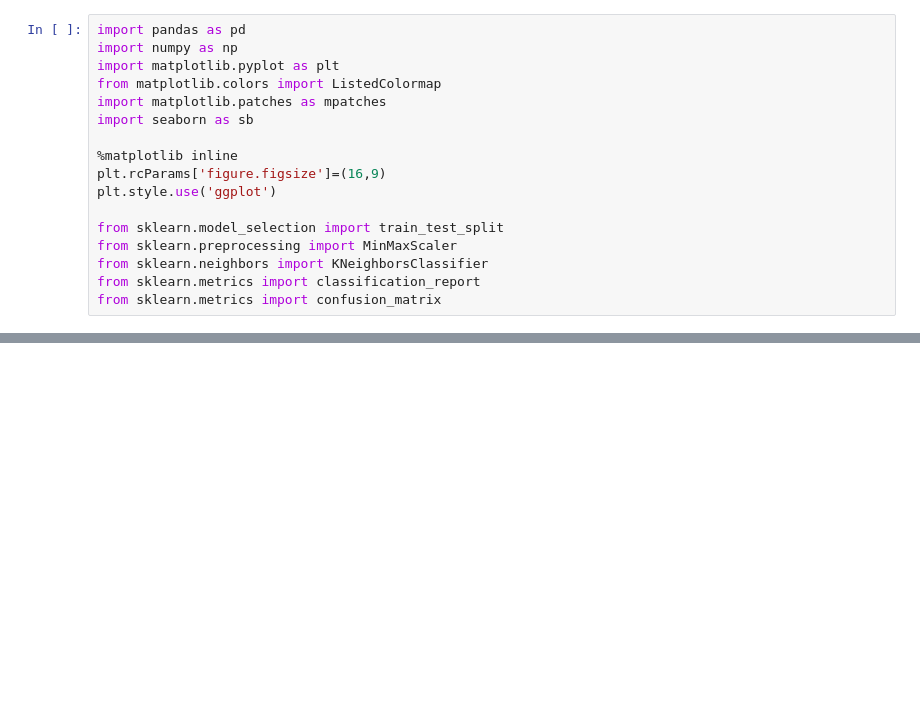
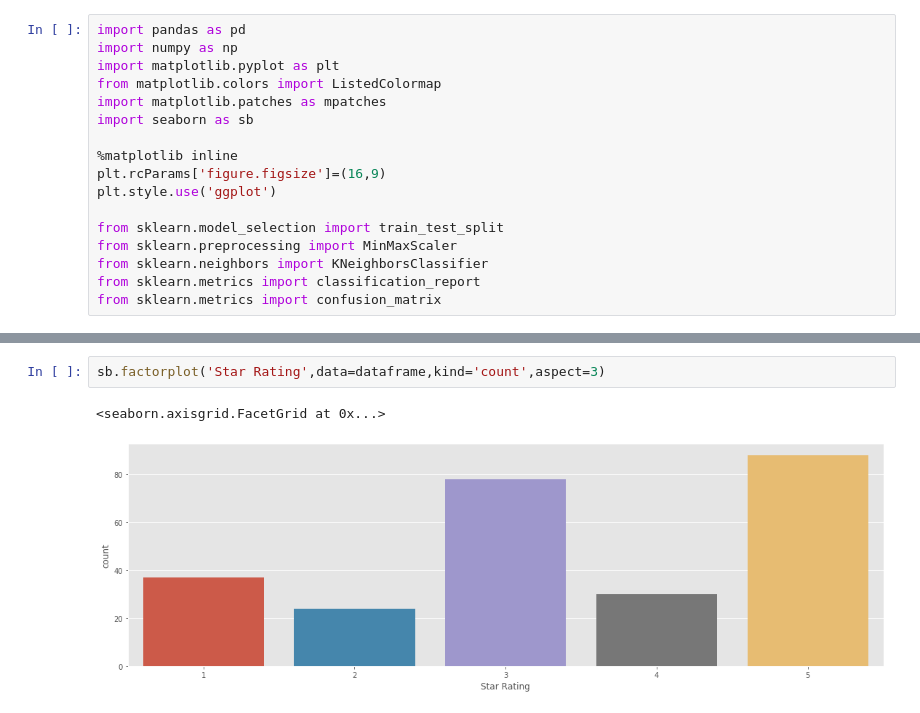
Before and after one commit to uriel3012/IA-CLASE-M5, a Jupyter notebook: KNN.ipynb, the cells around one changed output, grey strips where cells are left out. Drawn from its saved outputs; the diff is of its cells as text; blank space fills up the shorter version.

```diff
--- a/KNN.ipynb
+++ b/KNN.ipynb
@@ -26,0 +68,5 @@ FileNotFoundError: [Errno 2] File reviews_sentiment.cvs does not exist: 'reviews
+# %%
+sb.factorplot('Star Rating',data=dataframe,kind='count',aspect=3)
+# %% [output]
+<seaborn.axisgrid.FacetGrid at 0x...>
+[figure, added]
```
Also changed, not shown: parts of 19 cells of this notebook.
